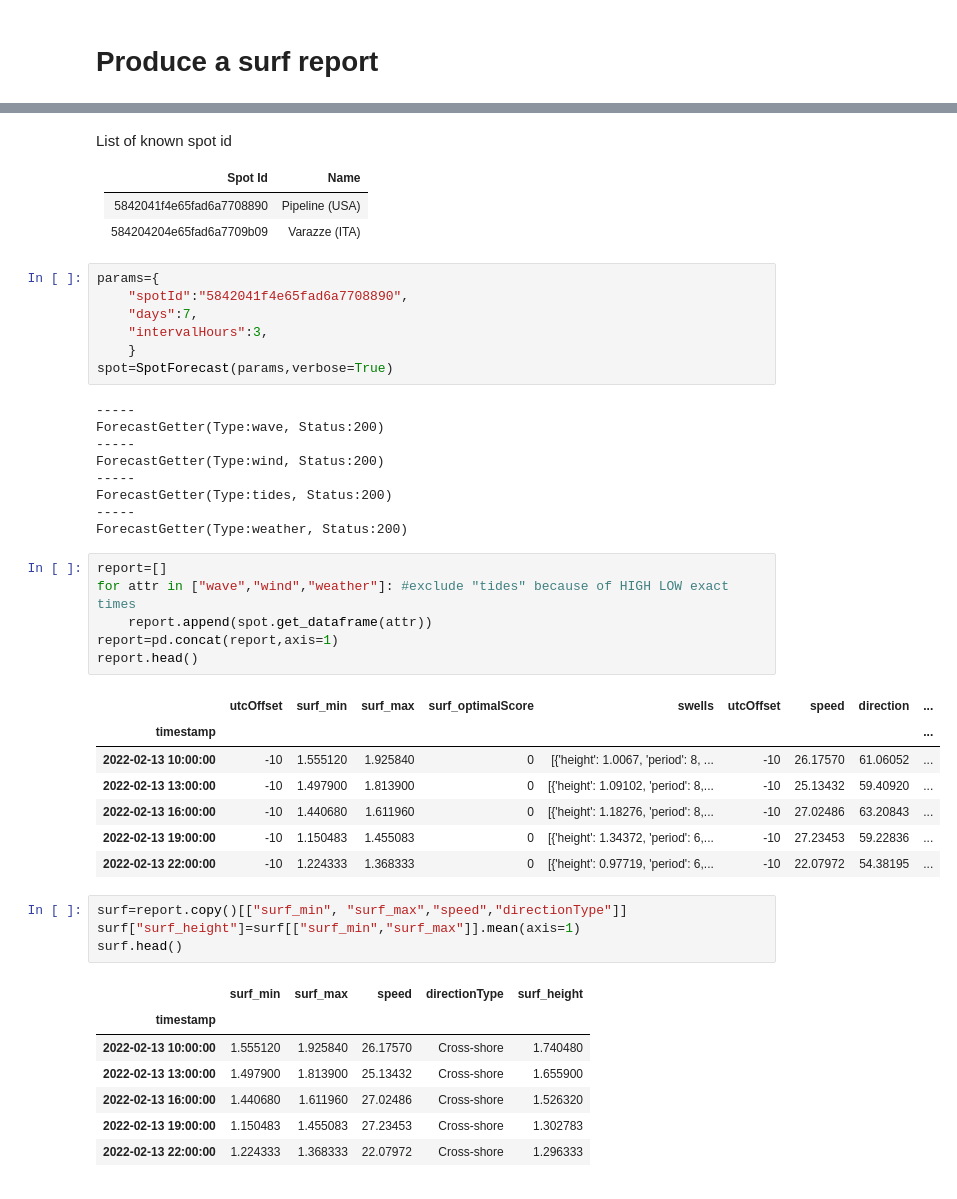
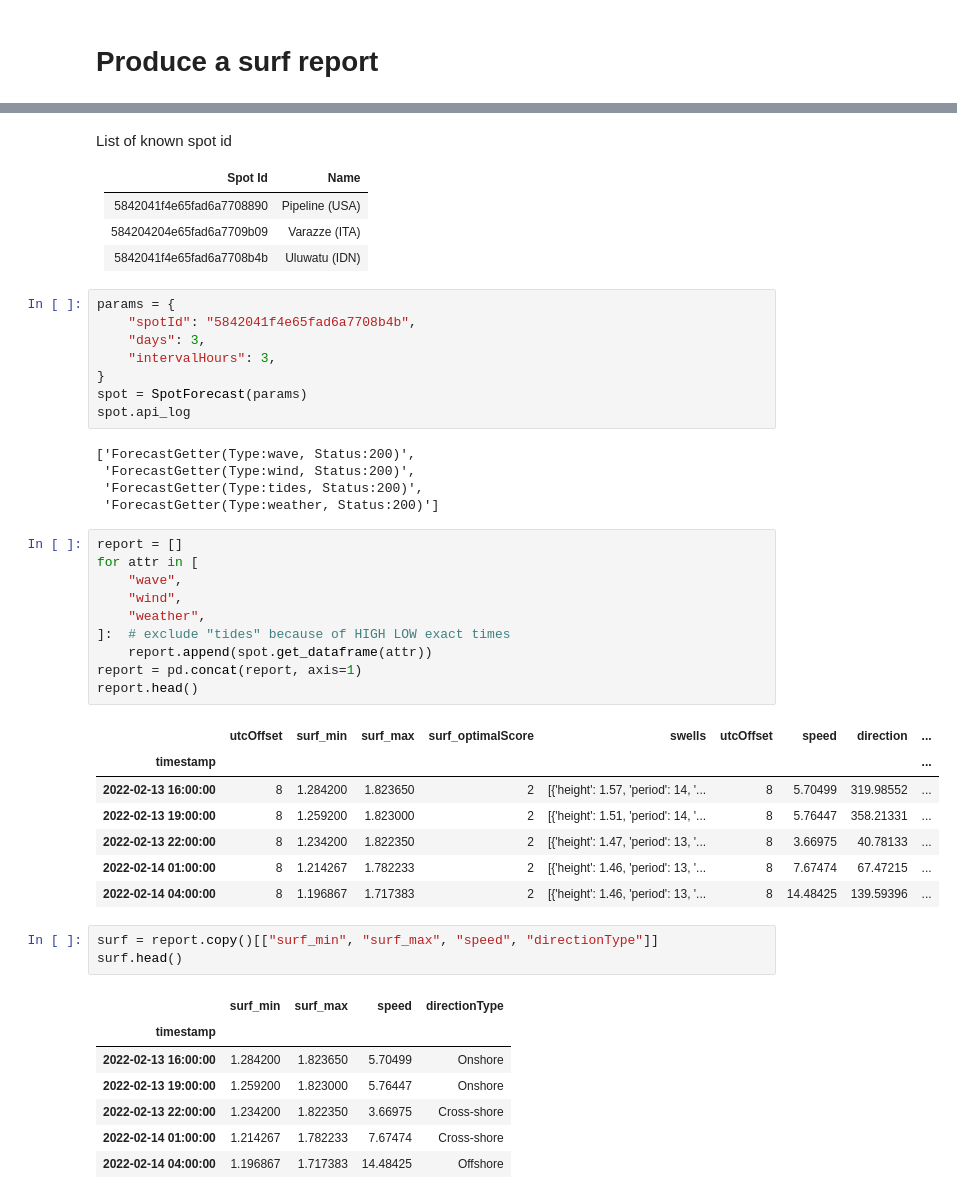
Before and after one commit to giocaizzi/pysurfline, a Jupyter notebook: docs/examples/surf_report.ipynb, the cells around one changed output, grey strips where cells are left out. Drawn from its saved outputs; the diff is of its cells as text.

```diff
--- a/docs/examples/surf_report.ipynb
+++ b/docs/examples/surf_report.ipynb
@@ -17,45 +22,46 @@ List of known spot id
 |---|---|
 | 5842041f4e65fad6a7708890 | Pipeline (USA)|
 | 584204204e65fad6a7709b09 | Varazze (ITA)|
+| 5842041f4e65fad6a7708b4b | Uluwatu (IDN)
 # %%
-params={
-    "spotId":"5842041f4e65fad6a7708890",
-    "days":7,
-    "intervalHours":3,
-    }
-spot=SpotForecast(params,verbose=True)
+params = {
+    "spotId": "5842041f4e65fad6a7708b4b",
+    "days": 3,
+    "intervalHours": 3,
+}
+spot = SpotForecast(params)
+spot.api_log
 # %% [output]
------
-ForecastGetter(Type:wave, Status:200)
------
-ForecastGetter(Type:wind, Status:200)
------
-ForecastGetter(Type:tides, Status:200)
------
-ForecastGetter(Type:weather, Status:200)
+['ForecastGetter(Type:wave, Status:200)',
+ 'ForecastGetter(Type:wind, Status:200)',
+ 'ForecastGetter(Type:tides, Status:200)',
+ 'ForecastGetter(Type:weather, Status:200)']
 # %%
-report=[]
-for attr in ["wave","wind","weather"]: #exclude "tides" because of HIGH LOW exact times
+report = []
+for attr in [
+    "wave",
+    "wind",
+    "weather",
+]:  # exclude "tides" because of HIGH LOW exact times
     report.append(spot.get_dataframe(attr))
-report=pd.concat(report,axis=1)
+report = pd.concat(report, axis=1)
 report.head()
 # %% [output]
 |  | utcOffset | surf_min | surf_max | surf_optimalScore | swells | utcOffset | speed | direction | ... |
 | timestamp |  |  |  |  |  |  |  |  | ... |
-| 2022-02-13 10:00:00 | -10 | 1.555120 | 1.925840 | 0 | [{'height': 1.0067, 'period': 8, ... | -10 | 26.17570 | 61.06052 | ... |
-| 2022-02-13 13:00:00 | -10 | 1.497900 | 1.813900 | 0 | [{'height': 1.09102, 'period': 8,... | -10 | 25.13432 | 59.40920 | ... |
-| 2022-02-13 16:00:00 | -10 | 1.440680 | 1.611960 | 0 | [{'height': 1.18276, 'period': 8,... | -10 | 27.02486 | 63.20843 | ... |
-| 2022-02-13 19:00:00 | -10 | 1.150483 | 1.455083 | 0 | [{'height': 1.34372, 'period': 6,... | -10 | 27.23453 | 59.22836 | ... |
-| 2022-02-13 22:00:00 | -10 | 1.224333 | 1.368333 | 0 | [{'height': 0.97719, 'period': 6,... | -10 | 22.07972 | 54.38195 | ... |
+| 2022-02-13 16:00:00 | 8 | 1.284200 | 1.823650 | 2 | [{'height': 1.57, 'period': 14, '... | 8 | 5.70499 | 319.98552 | ... |
+| 2022-02-13 19:00:00 | 8 | 1.259200 | 1.823000 | 2 | [{'height': 1.51, 'period': 14, '... | 8 | 5.76447 | 358.21331 | ... |
+| 2022-02-13 22:00:00 | 8 | 1.234200 | 1.822350 | 2 | [{'height': 1.47, 'period': 13, '... | 8 | 3.66975 | 40.78133 | ... |
+| 2022-02-14 01:00:00 | 8 | 1.214267 | 1.782233 | 2 | [{'height': 1.46, 'period': 13, '... | 8 | 7.67474 | 67.47215 | ... |
+| 2022-02-14 04:00:00 | 8 | 1.196867 | 1.717383 | 2 | [{'height': 1.46, 'period': 13, '... | 8 | 14.48425 | 139.59396 | ... |
 # %%
-surf=report.copy()[["surf_min",	"surf_max","speed","directionType"]]
-surf["surf_height"]=surf[["surf_min","surf_max"]].mean(axis=1)
+surf = report.copy()[["surf_min", "surf_max", "speed", "directionType"]]
 surf.head()
 # %% [output]
-|  | surf_min | surf_max | speed | directionType | surf_height |
-| timestamp |  |  |  |  |  |
-| 2022-02-13 10:00:00 | 1.555120 | 1.925840 | 26.17570 | Cross-shore | 1.740480 |
-| 2022-02-13 13:00:00 | 1.497900 | 1.813900 | 25.13432 | Cross-shore | 1.655900 |
-| 2022-02-13 16:00:00 | 1.440680 | 1.611960 | 27.02486 | Cross-shore | 1.526320 |
-| 2022-02-13 19:00:00 | 1.150483 | 1.455083 | 27.23453 | Cross-shore | 1.302783 |
-| 2022-02-13 22:00:00 | 1.224333 | 1.368333 | 22.07972 | Cross-shore | 1.296333 |
+|  | surf_min | surf_max | speed | directionType |
+| timestamp |  |  |  |  |
+| 2022-02-13 16:00:00 | 1.284200 | 1.823650 | 5.70499 | Onshore |
+| 2022-02-13 19:00:00 | 1.259200 | 1.823000 | 5.76447 | Onshore |
+| 2022-02-13 22:00:00 | 1.234200 | 1.822350 | 3.66975 | Cross-shore |
+| 2022-02-14 01:00:00 | 1.214267 | 1.782233 | 7.67474 | Cross-shore |
+| 2022-02-14 04:00:00 | 1.196867 | 1.717383 | 14.48425 | Offshore |
```
Also changed, not shown: parts of 5 cells of this notebook, 15 other files.
